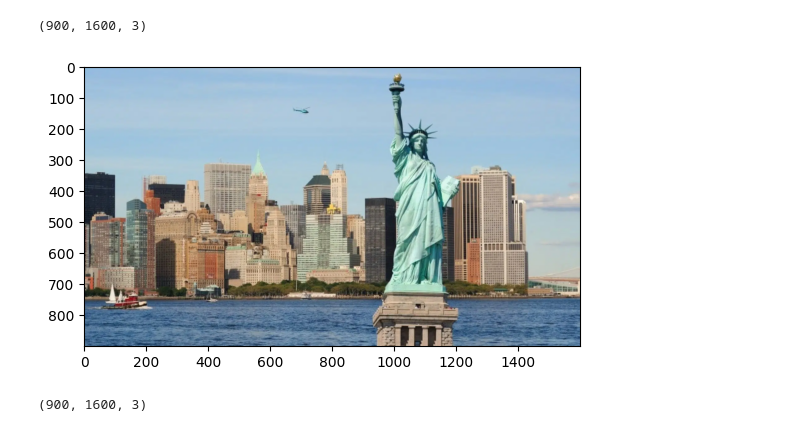
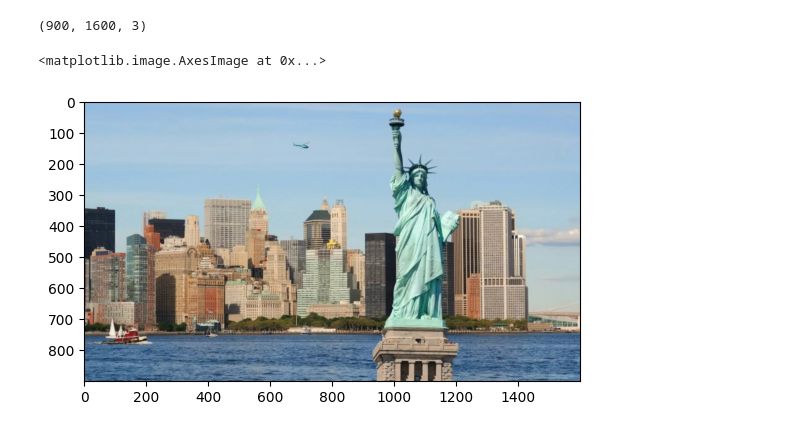
Before and after one commit to Dev-C-Pascal/PCA-Image-Compression, a Jupyter notebook: main.ipynb, the cells around one changed output. Drawn from its saved outputs; the diff is of its cells as text; code cells hidden in the pictures.

```diff
--- a/main.ipynb
+++ b/main.ipynb
@@ -1,6 +1,12 @@
 # %%
-import numpy as np
+# Знаходження вектора\
 from matplotlib.image import imread
 import matplotlib.pyplot as plt
+
+img = imread("statue.jpg")
+print(img.shape)
+plt.imshow(img)
 # %% [output]
 (900, 1600, 3)
+<matplotlib.image.AxesImage at 0x...>
+[figure, added]
@@ -9,10 +12,0 @@ img = imread("statue.webp",)
-# %%
-# Знаходження вектора
-plt.imshow(img)
-plt.show()
-
-image_raw = img
-print(image_raw.shape)
-# %% [output]
-[figure, removed]
-(900, 1600, 3)
```
Also changed, not shown: parts of 5 cells of this notebook, 1 other file.
